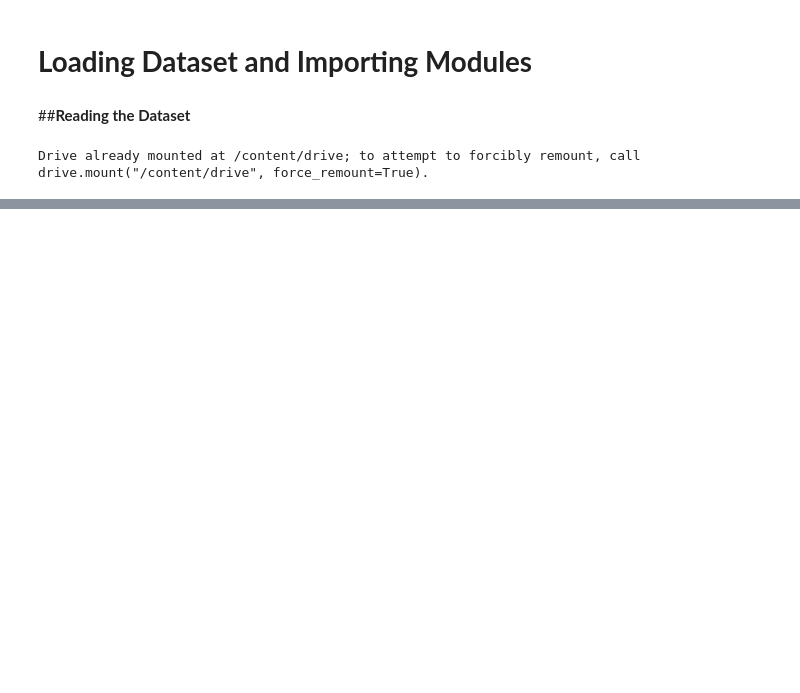
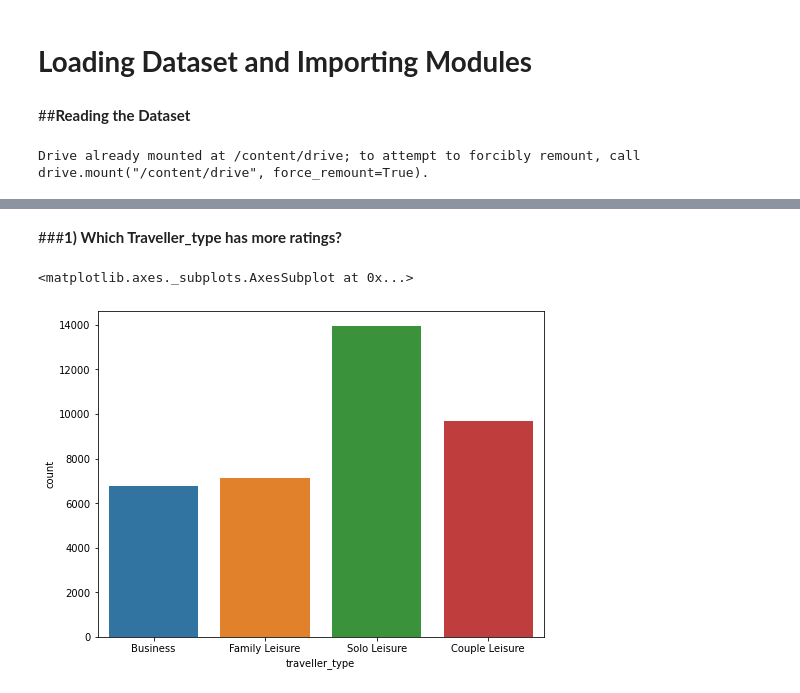
Before and after one commit to swapnilraher/Airline-Passenger-Referral-Prediction, a Jupyter notebook: Colab__Airline_Passenger_Referral_Prediction.ipynb, the cells around one changed output, grey strips where cells are left out. Cells and saved outputs as stored; diff of their text form; code cells hidden in the pictures; blank space fills up the shorter version.

```diff
--- a/Colab__Airline_Passenger_Referral_Prediction.ipynb
+++ b/Colab__Airline_Passenger_Referral_Prediction.ipynb
@@ -146,4 +141,4 @@ drive.mount('/content/drive')
 Drive already mounted at /content/drive; to attempt to forcibly remount, call drive.mount("/content/drive", force_remount=True).
 # %%
 #load the dataset from drive
-airline_df = pd.read_excel('/content/drive/MyDrive/3) Airlines Passengers Referral Prediction_Capstone_Project/data_airline_reviews.xlsx')
+airline_df = pd.read_excel('/content/drive/MyDrive/A/Project/Swapnil_Airline Passenger Referral Prediction/data_airline_reviews.xlsx')
@@ -149,0 +241,3 @@ airline_df = pd.read_excel('/content/drive/MyDrive/3) Airlines Passengers Referr
+# %%
+#droping the null values
+airline_df.drop_duplicates(inplace = True)
@@ -149,0 +308,9 @@ airline_df = pd.read_excel('/content/drive/MyDrive/3) Airlines Passengers Referr
+# %% [markdown]
+###**1) Which Traveller_type has more ratings?**
+# %%
+#setting the figure size and plotting the graph
+plt.figure(figsize=(8,6))
+sns.countplot(airline_df['traveller_type'])
+# %% [output]
+<matplotlib.axes._subplots.AxesSubplot at 0x...>
+[figure, added]
```
Also changed, not shown: parts of 162 cells of this notebook.
